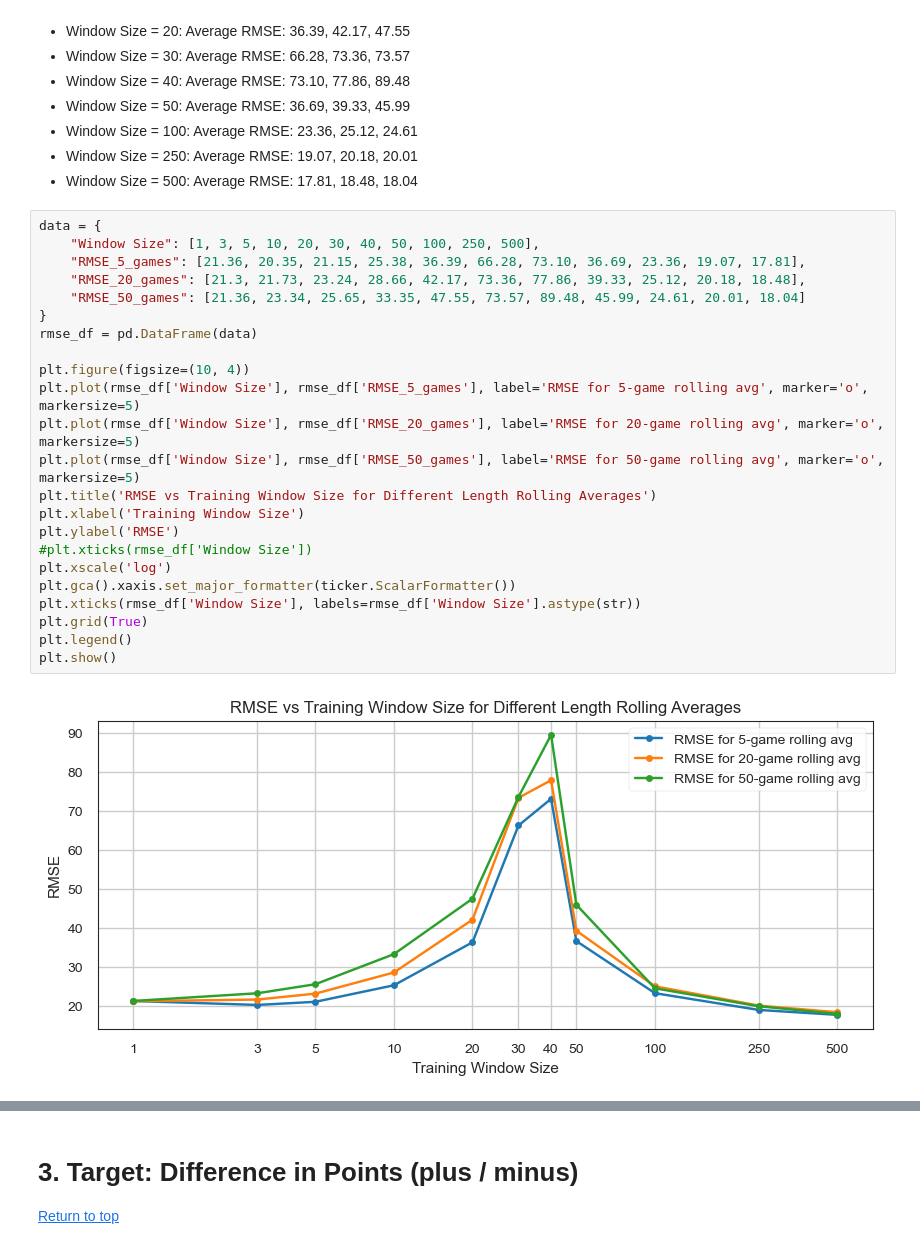
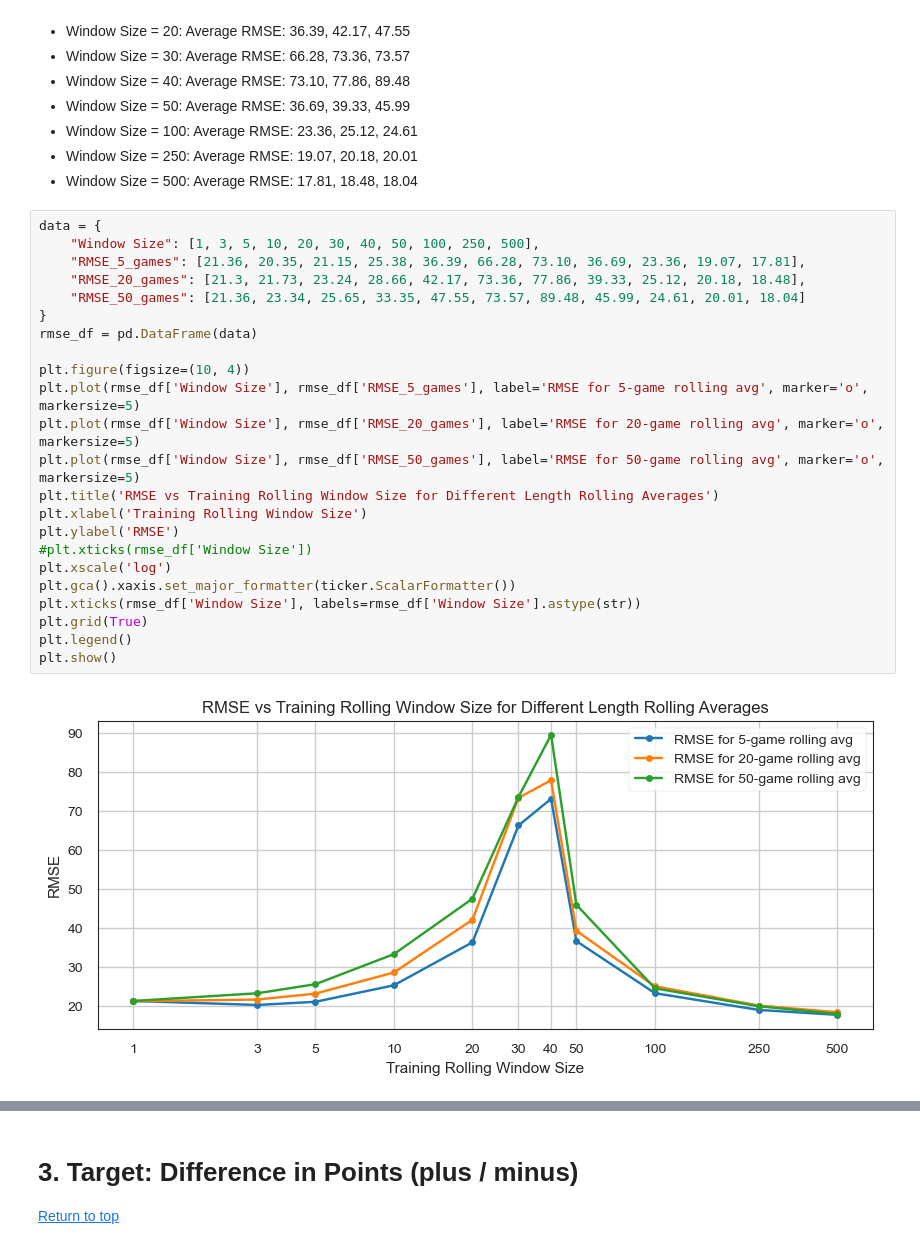
Before and after one commit to stevenworthington/sports_betting, a Jupyter notebook: code/6_nba_Baseline_Models.ipynb, the cells around one changed output, grey strips where cells are left out. Drawn from its saved outputs; the diff is of its cells as text.

```diff
--- a/code/6_nba_Baseline_Models.ipynb
+++ b/code/6_nba_Baseline_Models.ipynb
@@ -399,28 +399,28 @@ With rolling averages from the last 5, 20, 50 games for each team:
 # %%
 data = {
     "Window Size": [1, 3, 5, 10, 20, 30, 40, 50, 100, 250, 500],
     "RMSE_5_games": [21.36, 20.35, 21.15, 25.38, 36.39, 66.28, 73.10, 36.69, 23.36, 19.07, 17.81],
     "RMSE_20_games": [21.3, 21.73, 23.24, 28.66, 42.17, 73.36, 77.86, 39.33, 25.12, 20.18, 18.48],
     "RMSE_50_games": [21.36, 23.34, 25.65, 33.35, 47.55, 73.57, 89.48, 45.99, 24.61, 20.01, 18.04]
 }
 rmse_df = pd.DataFrame(data)
 
 plt.figure(figsize=(10, 4))
 plt.plot(rmse_df['Window Size'], rmse_df['RMSE_5_games'], label='RMSE for 5-game rolling avg', marker='o', markersize=5)
 plt.plot(rmse_df['Window Size'], rmse_df['RMSE_20_games'], label='RMSE for 20-game rolling avg', marker='o', markersize=5)
 plt.plot(rmse_df['Window Size'], rmse_df['RMSE_50_games'], label='RMSE for 50-game rolling avg', marker='o', markersize=5)
-plt.title('RMSE vs Training Window Size for Different Length Rolling Averages')
-plt.xlabel('Training Window Size')
+plt.title('RMSE vs Training Rolling Window Size for Different Length Rolling Averages')
+plt.xlabel('Training Rolling Window Size')
 plt.ylabel('RMSE')
 #plt.xticks(rmse_df['Window Size'])
 plt.xscale('log')
 plt.gca().xaxis.set_major_formatter(ticker.ScalarFormatter())
 plt.xticks(rmse_df['Window Size'], labels=rmse_df['Window Size'].astype(str))
 plt.grid(True)
 plt.legend()
 plt.show()
 # %% [output]
-[figure, old version]
+[figure, new version]
 # %%
 # observed values
 observed_values = scaled_data_df['TOTAL_PTS'][train_size:]
```
Also changed, not shown: parts of 4 cells of this notebook, 3 other files.
